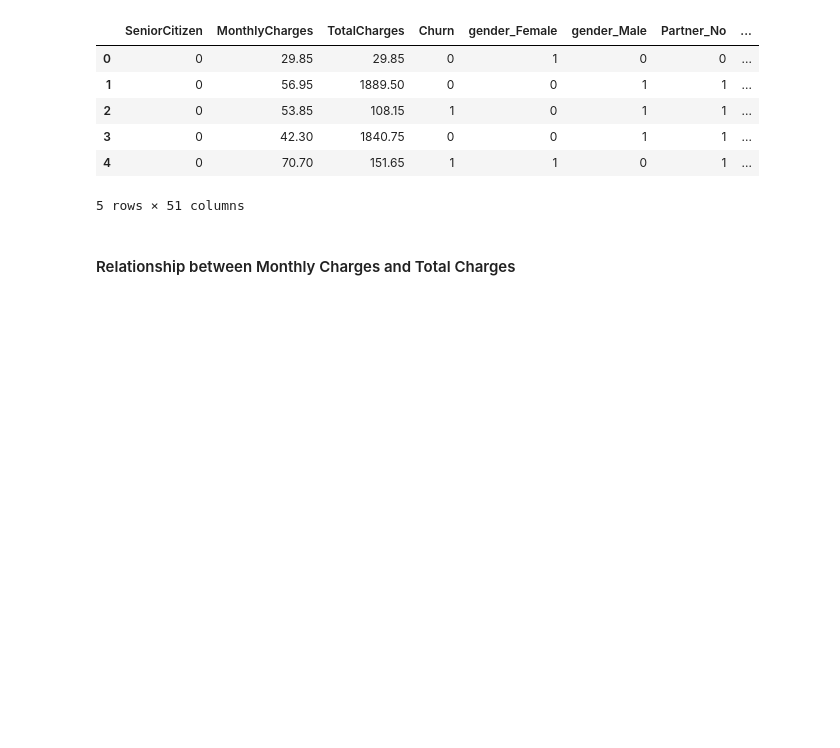
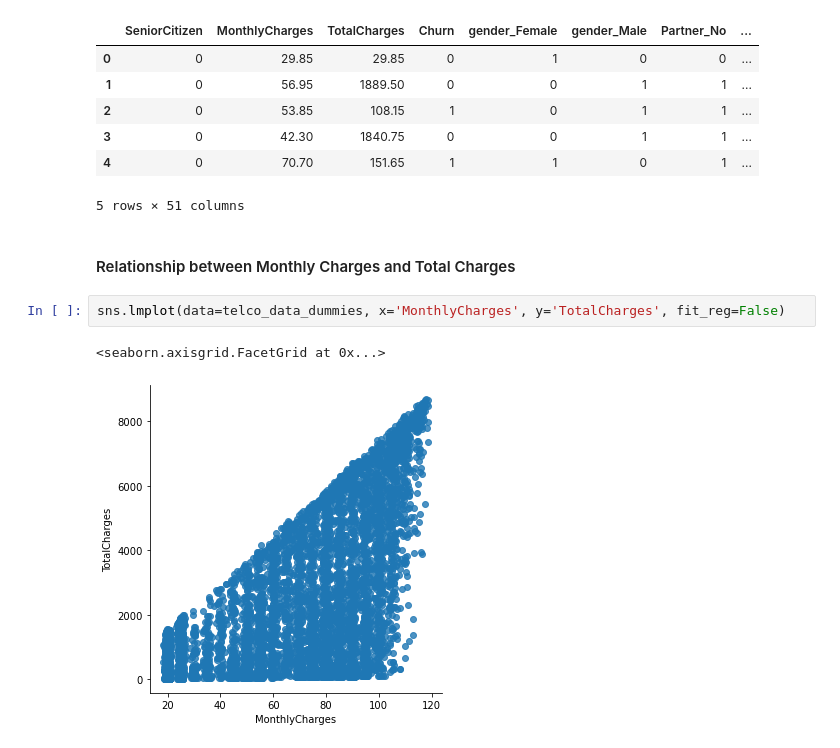
Before and after one commit to rvjh/Churn-Prediction-, a Jupyter notebook: notebook/Churn_Analysis_EDA.ipynb, the cells around one changed output. Drawn from its saved outputs; the diff is of its cells as text; blank space fills up the shorter version.

```diff
--- a/notebook/Churn_Analysis_EDA.ipynb
+++ b/notebook/Churn_Analysis_EDA.ipynb
@@ -320,3 +320,8 @@ telco_data_dummies.head()
 5 rows × 51 columns
 # %% [markdown]
 #### Relationship between Monthly Charges and Total Charges
+# %%
+sns.lmplot(data=telco_data_dummies, x='MonthlyCharges', y='TotalCharges', fit_reg=False)
+# %% [output]
+<seaborn.axisgrid.FacetGrid at 0x...>
+[figure, added]
```
Also changed, not shown: parts of 21 cells of this notebook.
